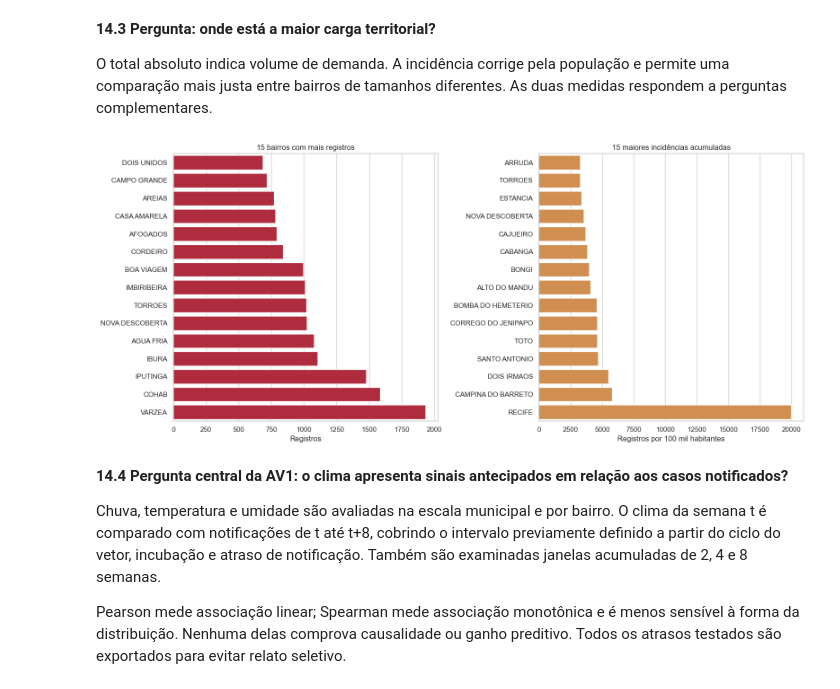
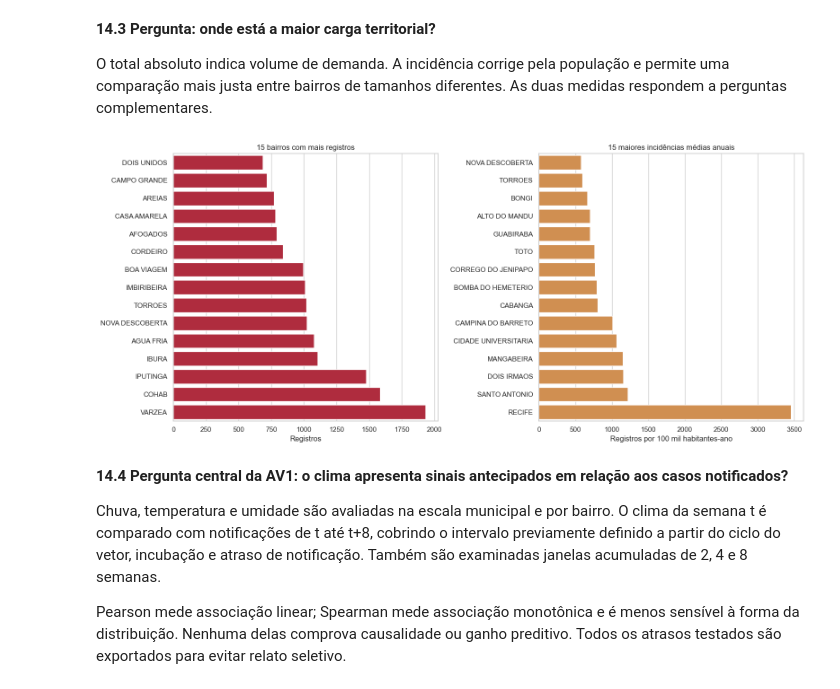
Before and after one commit to 7RICK0/Projeto_Dengue, a Jupyter notebook: AV1/notebooks/AnteceDengue_AV1_revisada.ipynb, the cells around one changed output. Saved outputs shown, nothing was run; the diff lists cells and outputs as text; code cells hidden in the pictures.

Commit message:
Corrige população anual na AV1

```diff
--- a/AV1/notebooks/AnteceDengue_AV1_revisada.ipynb
+++ b/AV1/notebooks/AnteceDengue_AV1_revisada.ipynb
@@ -617,7 +705,7 @@ A execução de referência usa recursos anuais de 2016–2025. As datas reais,
 A proporção de bairro-semanas iguais a zero é exportada por ano para tornar a hipótese verificável. Na AV2, essa limitação deve acompanhar métricas e conclusões.
 # %%
 assert not pop_recife.BAIRRO.duplicated().any(), "Bairros duplicados no IBGE"
-assert pop_recife.POPULACAO_2022.gt(0).all() and pop_recife.AREA_KM2_IBGE.gt(0).all()
+assert populacao_bairro_ano.POPULACAO_BAIRRO_ANO.gt(0).all()
 fora = notificacoes_semanais.loc[~notificacoes_semanais.BAIRRO.isin(pop_recife.BAIRRO)]
 fora.to_csv(REPORT_DIR / "registros_fora_malha_agregados.csv", index=False)
 print("Notificações fora da malha:", int(fora.REGISTROS_OBSERVADOS.sum()))
@@ -630,16 +718,16 @@ calendario = pd.DataFrame({"DATA_SEMANA": pd.date_range(primeira, fim, freq="W-M
 calendario["COBERTURA_DENGUE"] = calendario.DATA_SEMANA.map(semana_coberta)
 iso = calendario.DATA_SEMANA.dt.isocalendar()
 calendario["ANO"], calendario["SEMANA"] = iso.year.astype(int), iso.week.astype(int)
-# Conferir também se os arquivos dos anos civis que cobrem cada semana foram adquiridos.
 anos_lidos = set(relatorio_download.ano)
 calendario["COBERTURA_DENGUE"] &= calendario.DATA_SEMANA.map(lambda d: all(x.year in anos_lidos for x in pd.date_range(d, periods=7)))
 calendario.to_csv(REPORT_DIR / "cobertura_semanal.csv", index=False)
 grade = pop_recife[["BAIRRO"]].merge(calendario, how="cross")
 base = (grade.merge(notificacoes_semanais, on=["DATA_SEMANA", "BAIRRO"], how="left", validate="one_to_one")
-        .merge(pop_recife, on="BAIRRO", how="left", validate="many_to_one")
+        .merge(populacao_bairro_ano, on=["BAIRRO","ANO"], how="left", validate="many_to_one")
         .merge(rpa, on="BAIRRO", how="left", validate="many_to_one"))
+assert base.loc[base.COBERTURA_DENGUE, "POPULACAO_BAIRRO_ANO"].notna().all(), "Há semana coberta sem população compatível"
 base["NOTIFICACOES_SEMANAIS"] = base.REGISTROS_OBSERVADOS.fillna(0).where(base.COBERTURA_DENGUE)
-base["INCIDENCIA_100MIL"] = base.NOTIFICACOES_SEMANAIS / base.POPULACAO_2022 * 100_000
+base["INCIDENCIA_100MIL"] = base.NOTIFICACOES_SEMANAIS / base.POPULACAO_BAIRRO_ANO * 100_000
 assert not base.duplicated(["BAIRRO", "DATA_SEMANA"]).any()
 print("Semanas cobertas pela hipótese operacional:", int(calendario.COBERTURA_DENGUE.sum()))
 if not calendario.COBERTURA_DENGUE.any():
@@ -1062,33 +1151,33 @@ plt.show()
 
 O total absoluto indica volume de demanda. A incidência corrige pela população e permite uma comparação mais justa entre bairros de tamanhos diferentes. As duas medidas respondem a perguntas complementares.
 # %%
-ranking = (
-    base.groupby("BAIRRO", as_index=False)
-    .agg(
-        NOTIFICACOES=("NOTIFICACOES_SEMANAIS", "sum"),
-        POPULACAO=("POPULACAO_2022", "first"),
-    )
-)
-ranking["INCIDENCIA_ACUM_100MIL"] = ranking["NOTIFICACOES"] / ranking["POPULACAO"] * 100_000
+ranking_ano = (base.loc[base.COBERTURA_DENGUE]
+    .groupby(["BAIRRO","ANO"], as_index=False)
+    .agg(NOTIFICACOES=("NOTIFICACOES_SEMANAIS","sum"),
+         POPULACAO_ANO=("POPULACAO_BAIRRO_ANO","first")))
+ranking = (ranking_ano.groupby("BAIRRO", as_index=False)
+    .agg(NOTIFICACOES=("NOTIFICACOES","sum"),
+         PESSOA_ANOS=("POPULACAO_ANO","sum"), ANOS=("ANO","nunique")))
+ranking["INCIDENCIA_MEDIA_ANUAL_100MIL"] = ranking.NOTIFICACOES / ranking.PESSOA_ANOS * 100_000
 
 fig, axes = plt.subplots(1, 2, figsize=(16, 7))
 
 top_notificacoes = ranking.nlargest(15, "NOTIFICACOES").sort_values("NOTIFICACOES")
 sns.barplot(data=top_notificacoes, y="BAIRRO", x="NOTIFICACOES", ax=axes[0], color="#c5162e")
 axes[0].set_title("15 bairros com mais registros")
 axes[0].set_xlabel("Registros")
 axes[0].set_ylabel("")
 
-top_inc = ranking.replace([np.inf, -np.inf], np.nan).dropna().nlargest(15, "INCIDENCIA_ACUM_100MIL").sort_values("INCIDENCIA_ACUM_100MIL")
-sns.barplot(data=top_inc, y="BAIRRO", x="INCIDENCIA_ACUM_100MIL", ax=axes[1], color="#e58f3c")
-axes[1].set_title("15 maiores incidências acumuladas")
-axes[1].set_xlabel("Registros por 100 mil habitantes")
+top_inc = ranking.replace([np.inf, -np.inf], np.nan).dropna().nlargest(15, "INCIDENCIA_MEDIA_ANUAL_100MIL").sort_values("INCIDENCIA_MEDIA_ANUAL_100MIL")
+sns.barplot(data=top_inc, y="BAIRRO", x="INCIDENCIA_MEDIA_ANUAL_100MIL", ax=axes[1], color="#e58f3c")
+axes[1].set_title("15 maiores incidências médias anuais")
+axes[1].set_xlabel("Registros por 100 mil habitantes-ano")
 axes[1].set_ylabel("")
 
 plt.tight_layout()
 plt.show()
 # %% [output]
-[figure, old version]
+[figure, new version]
 # %% [markdown]
 **14.4 Pergunta central da AV1: o clima apresenta sinais antecipados em relação aos casos notificados?**
 
```
Also changed, not shown: parts of 13 cells of this notebook, 17 other files.
